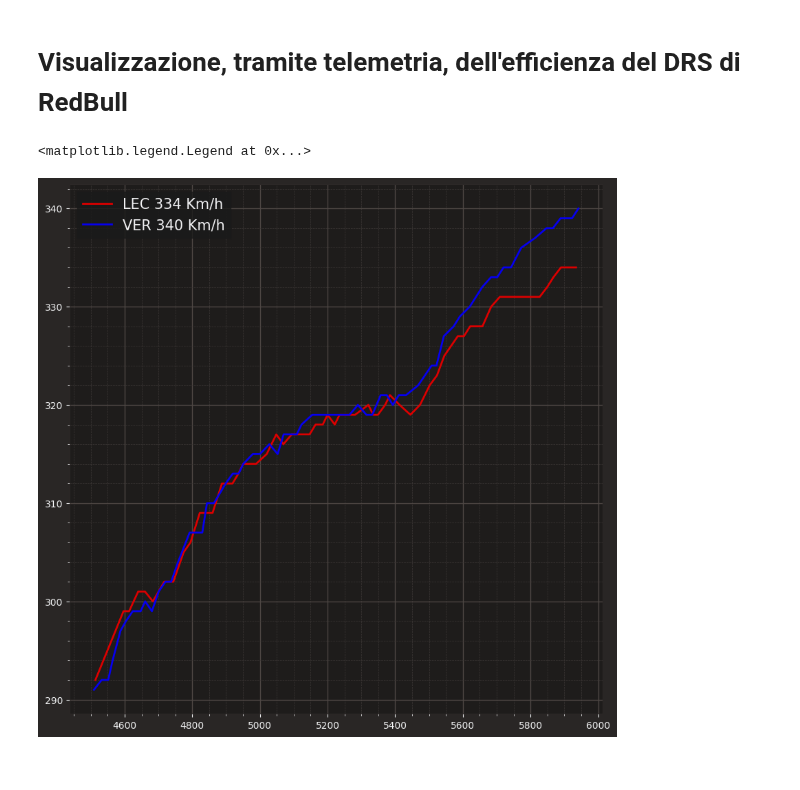
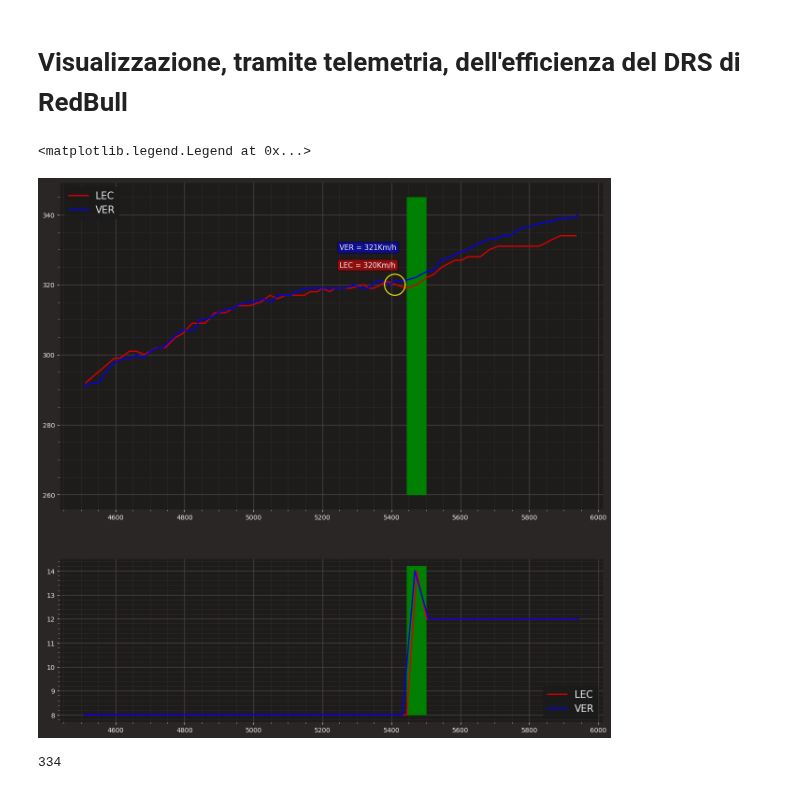
Before and after one commit to Rick8998/Baku2023F1, a Jupyter notebook: SessionsAnalysis/rb_drs.ipynb, the cells around one changed output. Cells and saved outputs as stored; diff of their text form; code cells hidden in the pictures.

```diff
--- a/SessionsAnalysis/rb_drs.ipynb
+++ b/SessionsAnalysis/rb_drs.ipynb
@@ -26,28 +26,64 @@ ver_lap = fp.laps.pick_driver('VER').pick_fastest()
 lec_tel = lec_lap.get_car_data().add_distance()
 ver_tel = ver_lap.get_car_data().add_distance()
 
-lec_tel_to_0 = lec_tel.loc[(lec_tel['Speed'].between(130, 360, inclusive=True)) & (lec_tel['Distance'].between(4500, 6000, inclusive=True))]
-ver_tel_to_0 = ver_tel.loc[(ver_tel['Speed'].between(130, 360, inclusive=True)) & (ver_tel['Distance'].between(4500, 6000, inclusive=True))]
+lec_tel_to_0 = lec_tel.loc[(lec_tel['Speed'].between(260, 360, inclusive=True)) & (lec_tel['Distance'].between(4500, 6000, inclusive=True))]
+ver_tel_to_0 = ver_tel.loc[(ver_tel['Speed'].between(260, 360, inclusive=True)) & (ver_tel['Distance'].between(4500, 6000, inclusive=True))]
 
 lec_tel_to_200 = lec_tel.loc[(lec_tel['Speed'].between(310, 360, inclusive=True)) & (lec_tel['Distance'].between(0, 200, inclusive=True))]
 ver_tel_to_200 = ver_tel.loc[(ver_tel['Speed'].between(310, 360, inclusive=True)) & (ver_tel['Distance'].between(0, 200, inclusive=True))]
 
 fer_color = ff1.plotting.team_color('FER')
 rbr_color = ff1.plotting.team_color('RBR')
-# %%
-lec_multi_tel = [lec_tel_to_0, lec_tel_to_200]
-lec_tel = pd.concat(lec_multi_tel)
-
-ver_multi_tel = [ver_tel_to_0, ver_tel_to_200]
-ver_tel = pd.concat(ver_multi_tel)
-# %%
-fig, ax = plt.subplots(1)
-fig.set_figheight(10)
-fig.set_figwidth(10)
-ax.plot(lec_tel_to_0['Distance'], lec_tel_to_0['Speed'], color = fer_color, label = 'LEC ' + str(lec_tel_to_0['Speed'].max()) + " Km/h", linewidth=2)
-
-ax.plot(ver_tel_to_0['Distance'], ver_tel_to_0['Speed'], color = rbr_color, label = 'VER ' + str(ver_tel_to_0['Speed'].max()) + " Km/h", linewidth=2)
-ax.legend(prop={'size':15})
-# %% [output]
-<matplotlib.legend.Legend at 0x...>
-[figure, removed]
+# %%
+from matplotlib.patches import Rectangle
+from math import pi
+
+lec_tel_5k = lec_tel.query('Distance >= 5412.906944')['Speed'].iloc[0]
+lec_tel_finish = lec_tel.query('Distance >= 5934')['Speed'].iloc[0]
+
+ver_tel_5k = ver_tel.query('Distance >= 5412.906944')['Speed'].iloc[0]
+ver_tel_finish = ver_tel.query('Distance >= 5941.576944')['Speed'].iloc[0]
+
+plot_ratios = [2, 1]
+fig, ax = plt.subplots(2, gridspec_kw={'height_ratios': plot_ratios})
+
+fig.set_figheight(15)
+fig.set_figwidth(15)
+
+ax[0].plot(lec_tel_to_0['Distance'], lec_tel_to_0['Speed'], color = fer_color, label = 'LEC', linewidth=2)
+
+ax[0].plot(ver_tel_to_0['Distance'], ver_tel_to_0['Speed'], color = rbr_color, label = 'VER', linewidth=2)
+ax[0].legend(prop={'size':15}, loc='upper left')
+ax[0].add_patch(Rectangle((5445, 260), 55, 85, color='green'))
+u=5410     #x-position of the center
+v=320    #y-position of the center
+a=30    #radius on the x-axis
+b=3    #radius on the y-axis
+t = np.linspace(0, 2*pi, 100)
+ax[0].plot( u+a*np.cos(t) , v+b*np.sin(t), color="yellow")
+ax[0].text(x=5250, y = 325, s = "LEC = " + str(lec_tel_5k) +"Km/h", fontsize=11, bbox=dict(boxstyle='round', facecolor='red', alpha=0.5))
+ax[0].text(x=5250, y = 330, s = "VER = " + str(ver_tel_5k) +"Km/h", fontsize=11, bbox=dict(boxstyle='round', facecolor='blue', alpha=0.5))
+
+u1=5410     #x-position of the center
+v1=320    #y-position of the center
+a1=30    #radius on the x-axis
+b1=3    #radius on the y-axis
+t1 = np.linspace(0, 2*pi, 100)
+ax[0].plot( u1+a1*np.cos(t1) , v1+b1*np.sin(t1), color="yellow")
+
+
+ax[1].add_patch(Rectangle((5445, 8), 55, 6.2, color='green'))
+ax[1].plot(lec_tel_to_0['Distance'], lec_tel_to_0['DRS'], color = fer_color, label = 'LEC', linewidth=2)
+
+ax[1].plot(ver_tel_to_0['Distance'], ver_tel_to_0['DRS'], color = rbr_color, label = 'VER', linewidth=2)
+ax[1].legend(prop={'size':15}, loc='lower right')
+
+# ax.add_patch(Rectangle((55, 80), 1, 52, color='red'))
+# %% [output]
+<matplotlib.legend.Legend at 0x...>
+[figure, added]
+# %%
+ver_tel_finish = lec_tel.query('Distance >= 5934')['Speed'].iloc[0]
+ver_tel_finish
+# %% [output]
+334
```
